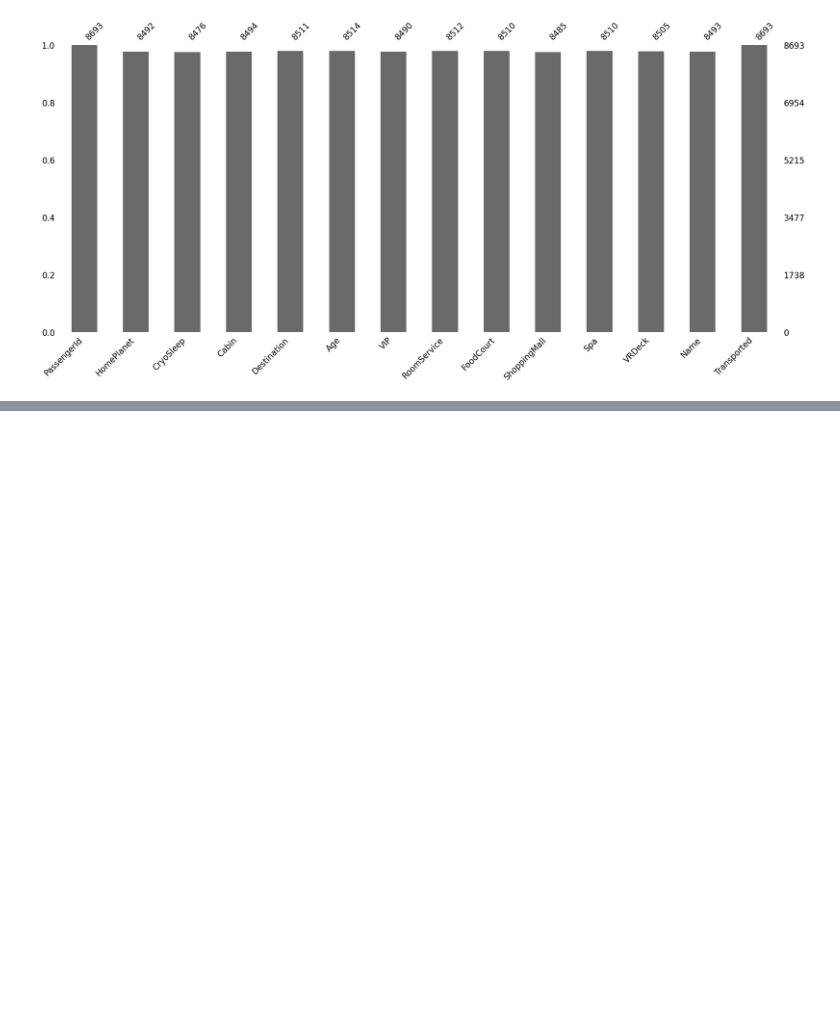
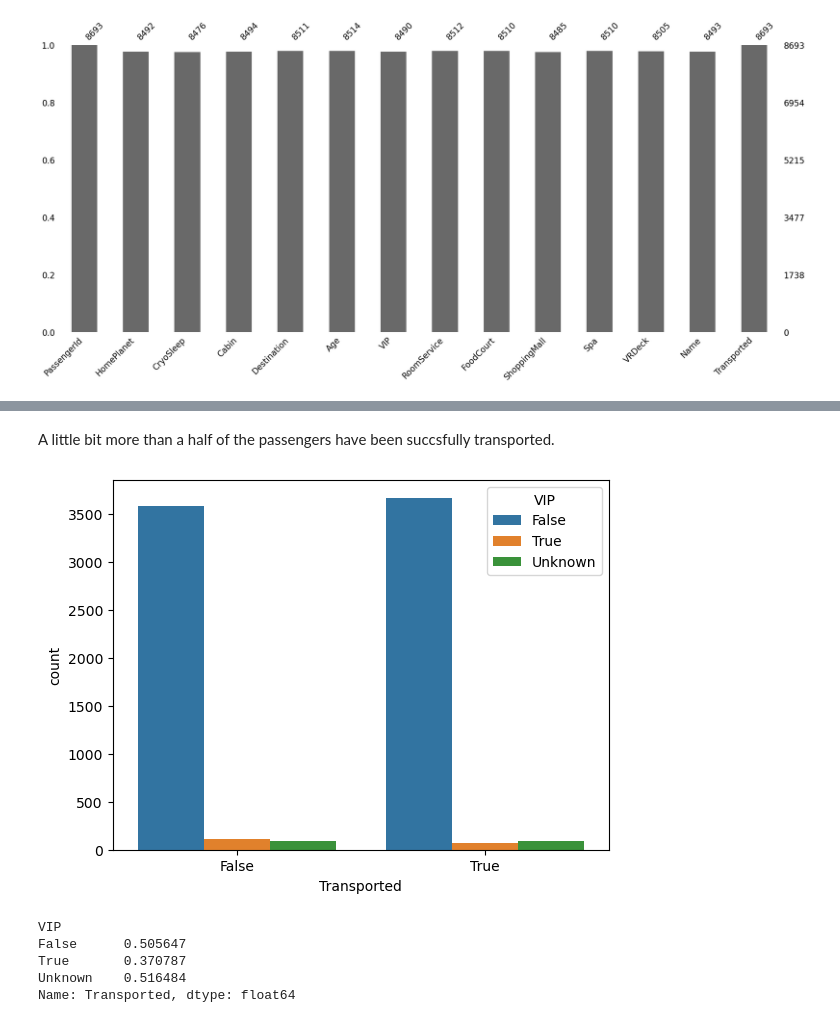
Before and after one commit to Starburned7/spaceship-titanic, a Jupyter notebook: ipynb/examples.ipynb, the cells around one changed output, grey strips where cells are left out. Saved outputs shown, nothing was run; the diff lists cells and outputs as text; code cells hidden in the pictures; blank space fills up the shorter version.

```diff
--- a/ipynb/examples.ipynb
+++ b/ipynb/examples.ipynb
@@ -101,0 +191,15 @@ df = df.fillna(value= "Unknown")
+# %% [markdown]
+A little bit more than a half of the passengers have been succsfully transported.
+# %%
+# Target disribution across passenger status
+sns.countplot(data=df, x="Transported", hue="VIP");
+# %% [output]
+[figure, added]
+# %%
+df.groupby("VIP")["Transported"].mean()
+# %% [output]
+VIP
+False      0.505647
+True       0.370787
+Unknown    0.516484
+Name: Transported, dtype: float64
```
Also changed, not shown: parts of 29 cells of this notebook.
